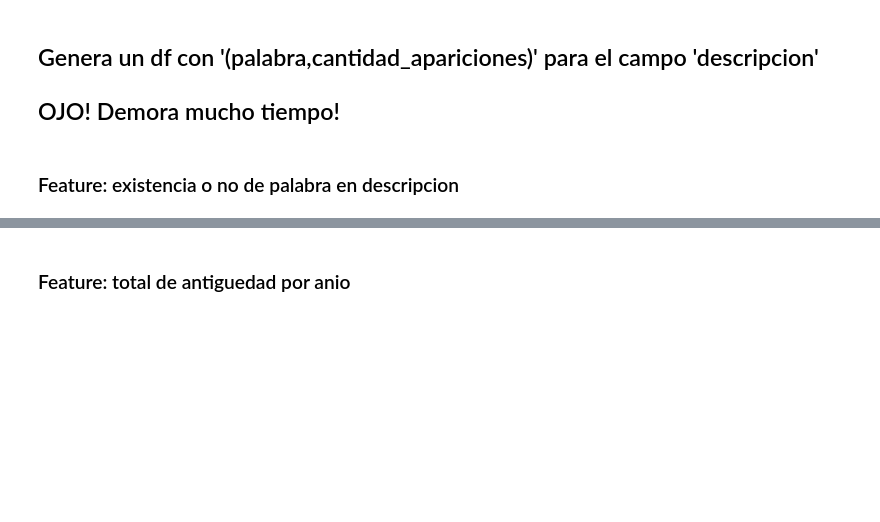
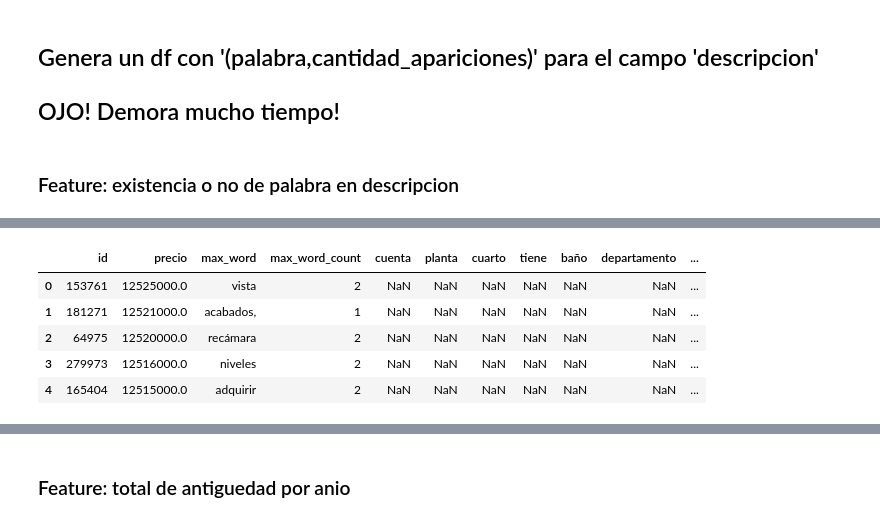
Before and after one commit to Alaneta/Datacones, a Jupyter notebook: tp2/1_Features_XG.ipynb, the cells around one changed output, grey strips where cells are left out. Cells and saved outputs as stored; diff of their text form; code cells hidden in the pictures; blank space fills up the shorter version.

Commit message:
desc parser

```diff
--- a/tp2/1_Features_XG.ipynb
+++ b/tp2/1_Features_XG.ipynb
@@ -514,12 +526,12 @@ def desc_word_max(row):
 # %%
 #Limpio el df un poco a mano
-#desc_parse = desc_parse[desc_parse['max_word'] != '&nbsp;']
-#desc_parse = desc_parse[desc_parse['max_word'] != 'ba&ntilde;o']
-#desc_parse = desc_parse[desc_parse['max_word'] != '\n</p><p>']
-#desc_parse.replace({'A': r'^ba.$'}, {'A': 'new'}, regex=True)
-#desc_parse = desc_parse.replace({'max_word':'<p>casa'},{'max_word':'casa'})
-#desc_parse = desc_parse.replace({'max_word':'baño,'},{'max_word':'baño'})
+desc_parse = desc_parse[desc_parse['max_word'] != '&nbsp;']
+desc_parse = desc_parse[desc_parse['max_word'] != 'ba&ntilde;o']
+desc_parse = desc_parse[desc_parse['max_word'] != '\n</p><p>']
+desc_parse.replace({'A': r'^ba.$'}, {'A': 'new'}, regex=True)
+desc_parse = desc_parse.replace({'max_word':'<p>casa'},{'max_word':'casa'})
+desc_parse = desc_parse.replace({'max_word':'baño,'},{'max_word':'baño'})
 # %%
-#desc_parse_g = desc_parse.groupby(by='max_word').sum().reset_index().sort_values('max_word_count',ascending=False)
+desc_parse_g = desc_parse.groupby(by='max_word').sum().reset_index().sort_values('max_word_count',ascending=False)
 # %%
 #print("count: "+str(desc_parse_g.count()))
@@ -527,8 +546,10 @@ def desc_word_max(row):
+# %%
+#Defino la cantidad de columnas a usar!
+n_cols = 10
 # %%
 #agrego columnas para cada palabra
-#n_cols = 5
-#desc_col = pd.DataFrame()
-#for row in desc_parse_g.head(n_cols)['max_word']:
-#    desc_col[row] = 0
-#desc_col['id'] = 0
-#desc_col
+desc_col = pd.DataFrame()
+for row in desc_parse_g.head(n_cols)['max_word']:
+    desc_col[row] = 0
+desc_col['id'] = 0
+desc_col
@@ -537,4 +572,11 @@ def desc_word_max(row):
 # %%
-#desc_parse2 = desc_parse.merge(desc_col,on='id',how='left')
-#desc_parse2.head()
+desc_parse2 = desc_parse.merge(desc_col,on='id',how='left')
+desc_parse2.head()
+# %% [output]
+|  | id | precio | max_word | max_word_count | cuenta | planta | cuarto | tiene | baño | departamento | ... |
+| 0 | 153761 | 12525000.0 | vista | 2 | NaN | NaN | NaN | NaN | NaN | NaN | ... |
+| 1 | 181271 | 12521000.0 | acabados, | 1 | NaN | NaN | NaN | NaN | NaN | NaN | ... |
+| 2 | 64975 | 12520000.0 | recámara | 2 | NaN | NaN | NaN | NaN | NaN | NaN | ... |
+| 3 | 279973 | 12516000.0 | niveles | 2 | NaN | NaN | NaN | NaN | NaN | NaN | ... |
+| 4 | 165404 | 12515000.0 | adquirir | 2 | NaN | NaN | NaN | NaN | NaN | NaN | ... |
 # %%
```
Also changed, not shown: parts of 14 cells of this notebook, 2 other files.
